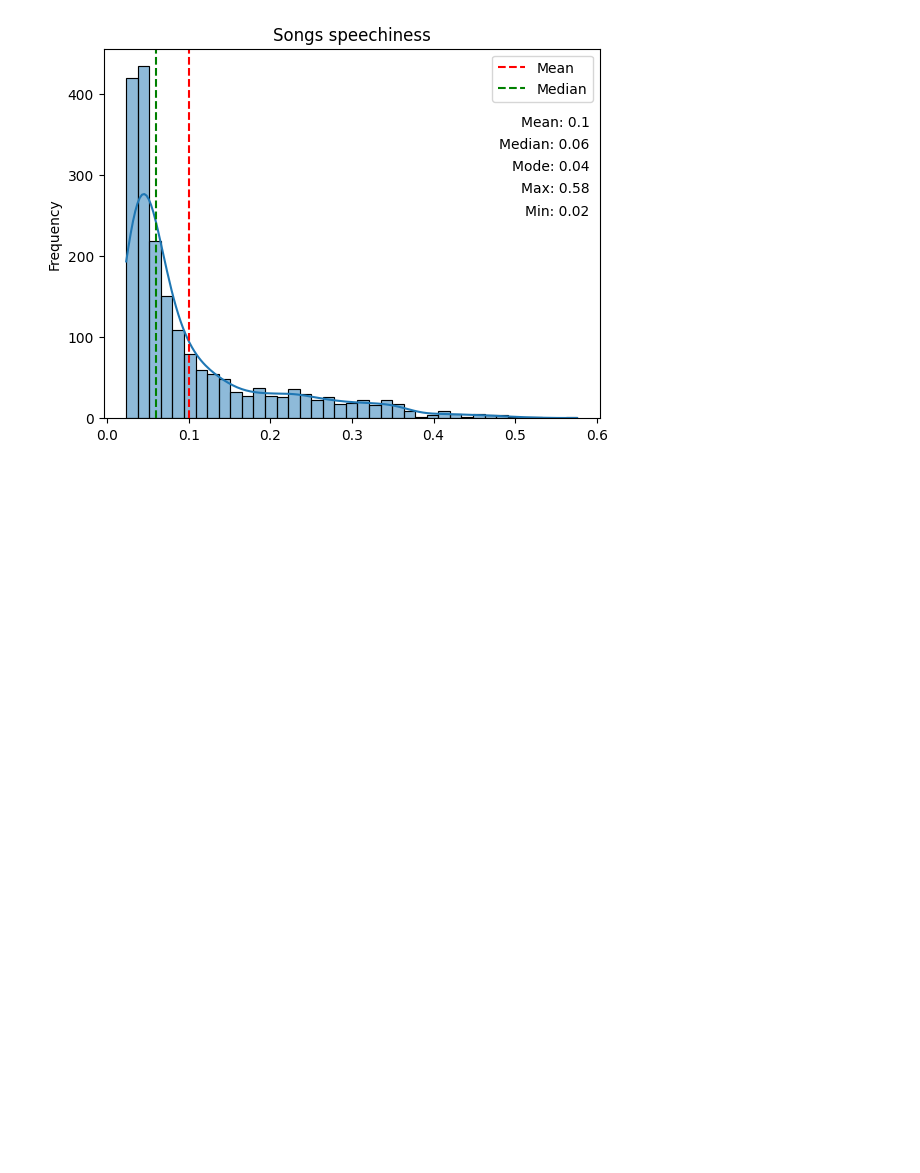
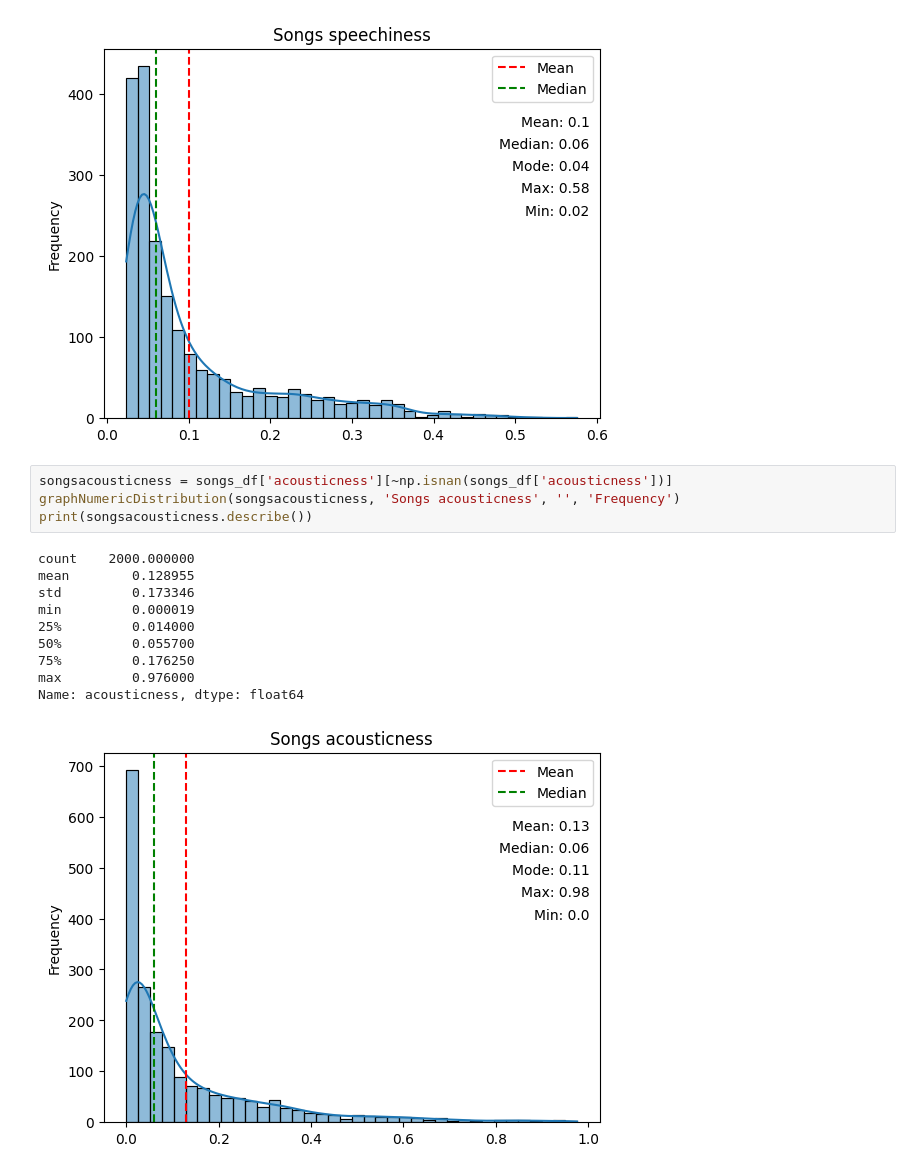
Before and after one commit to estebandonis/Proyecto1-MineriadeDatos, a Jupyter notebook: proyecto1.ipynb, the cells around one changed output. Cells and saved outputs as stored; diff of their text form; blank space fills up the shorter version.

```diff
--- a/proyecto1.ipynb
+++ b/proyecto1.ipynb
@@ -367,3 +382,18 @@ min         0.023200
 max         0.576000
 Name: speechiness, dtype: float64
 [figure]
+# %%
+songsacousticness = songs_df['acousticness'][~np.isnan(songs_df['acousticness'])]
+graphNumericDistribution(songsacousticness, 'Songs acousticness', '', 'Frequency')
+print(songsacousticness.describe())
+# %% [output]
+count    2000.000000
+mean        0.128955
+std         0.173346
+min         0.000019
+25%         0.014000
+50%         0.055700
+75%         0.176250
+max         0.976000
+Name: acousticness, dtype: float64
+[figure, added]
```
Also changed, not shown: parts of 4 cells of this notebook.
